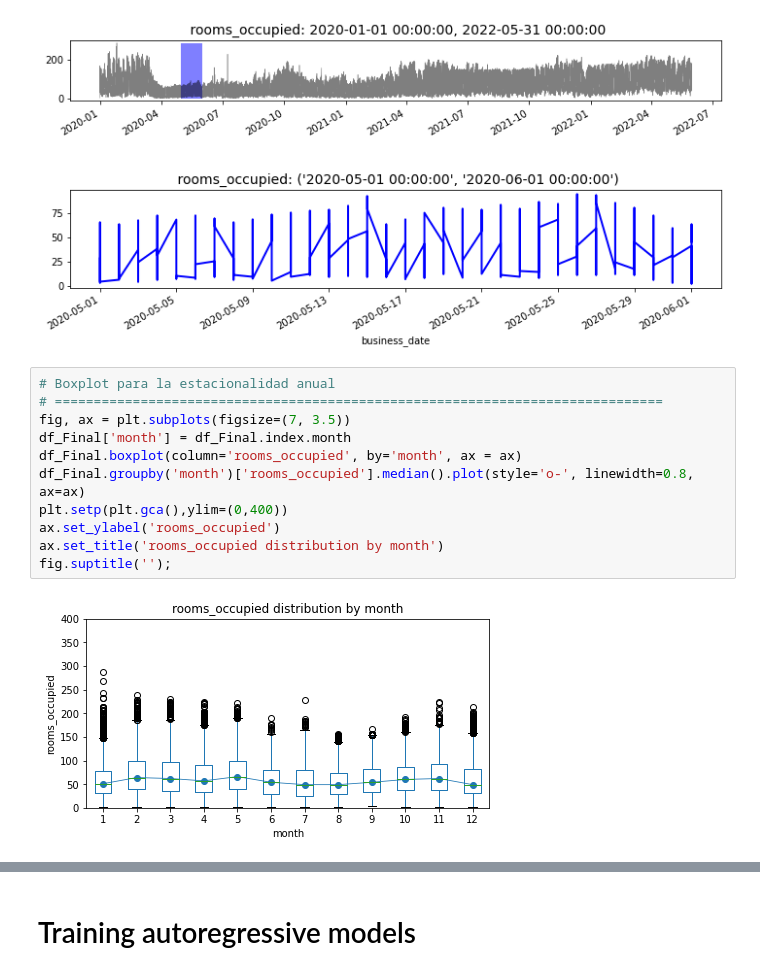
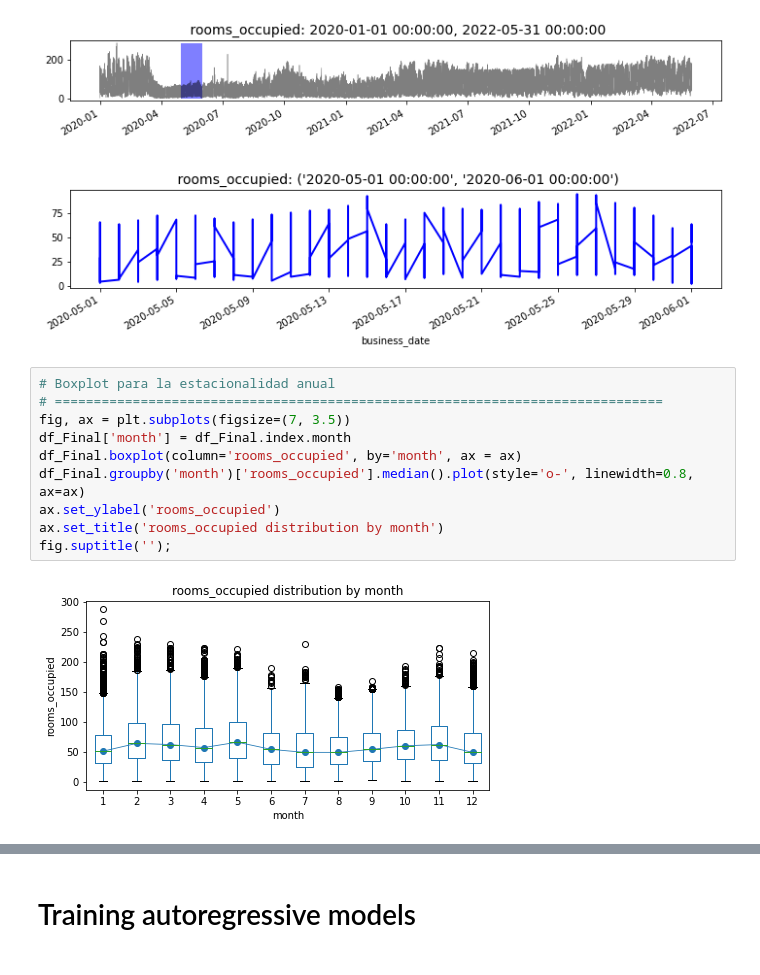
Before and after one commit to a01625364/prisma, a Jupyter notebook: ipynb/Evi2Ent3.ipynb, the cells around one changed output, grey strips where cells are left out. Saved outputs shown, nothing was run; the diff lists cells and outputs as text.

```diff
--- a/ipynb/Evi2Ent3.ipynb
+++ b/ipynb/Evi2Ent3.ipynb
@@ -388,16 +394,15 @@ plt.subplots_adjust(hspace=1)
 # %%
 # Boxplot para la estacionalidad anual
 # ==============================================================================
 fig, ax = plt.subplots(figsize=(7, 3.5))
 df_Final['month'] = df_Final.index.month
 df_Final.boxplot(column='rooms_occupied', by='month', ax = ax)
 df_Final.groupby('month')['rooms_occupied'].median().plot(style='o-', linewidth=0.8, ax=ax)
-plt.setp(plt.gca(),ylim=(0,400))
 ax.set_ylabel('rooms_occupied')
 ax.set_title('rooms_occupied distribution by month')
 fig.suptitle('');
 # %% [output]
-[figure, old version]
+[figure, new version]
 # %%
 # Boxplot para estacionalidad semanal (1=lunes, 7=domingo)
 # ==============================================================================
```
Also changed, not shown: parts of 42 cells of this notebook.
